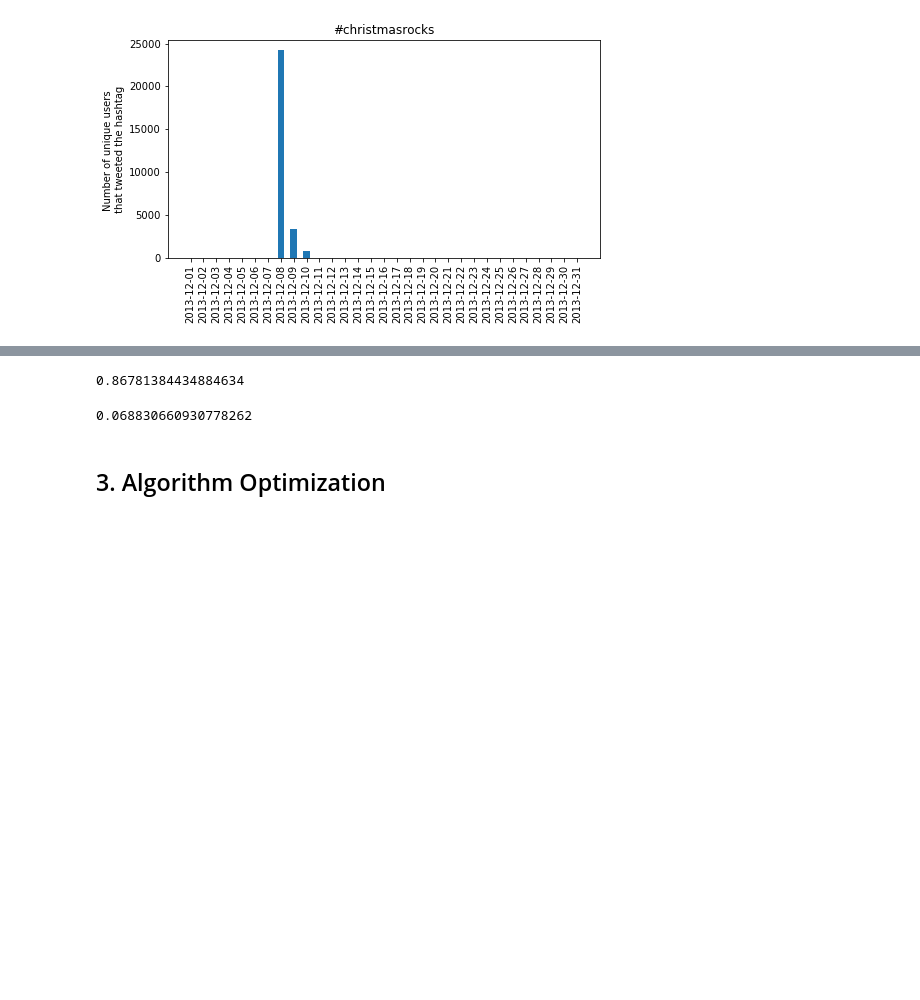
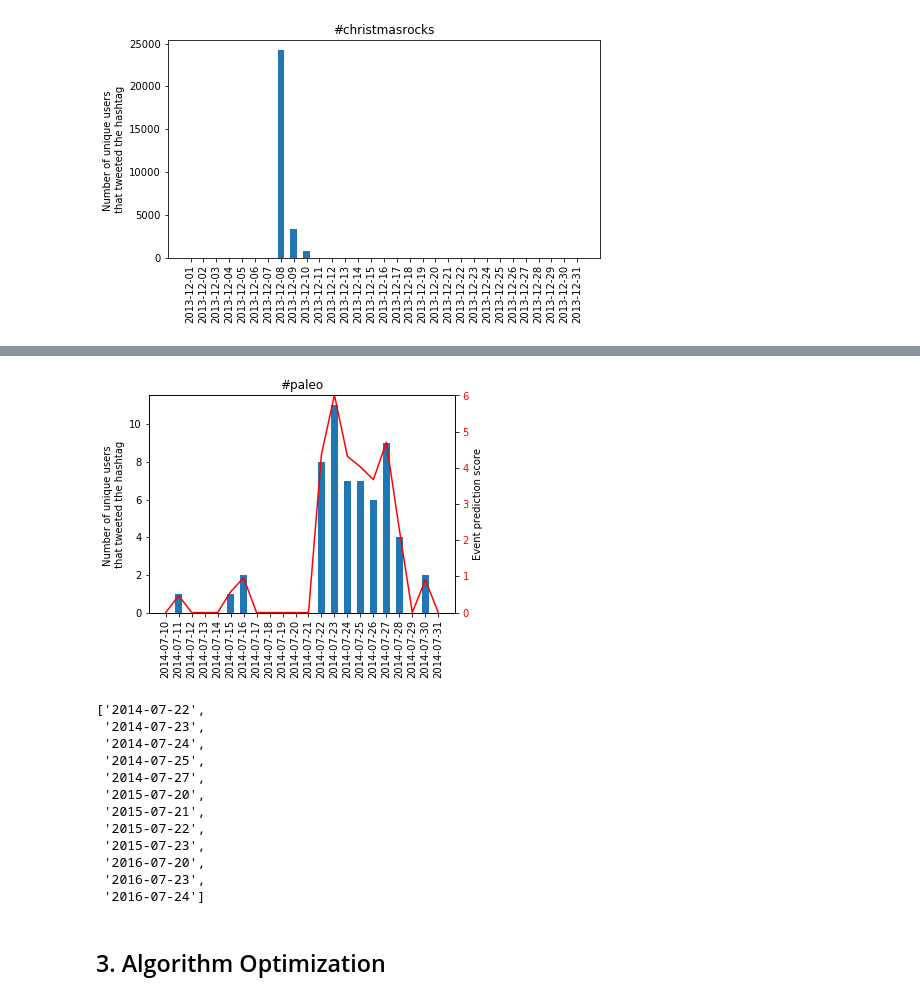
Before and after one commit to brunowicht/ada_project, a Jupyter notebook: project/project.ipynb, the cells around one changed output, grey strips where cells are left out. Saved outputs shown, nothing was run; the diff lists cells and outputs as text; code cells hidden in the pictures; blank space fills up the shorter version.

```diff
--- a/project/project.ipynb
+++ b/project/project.ipynb
@@ -468 +596,20 @@ plot_hashtag_occurence_for_dates('#christmasrocks', dic_tag_days, date(2013, 12,
+# %%
+hashtag = "#paleo"
+(event_dates, event_score) = my_detect_event(hashtag, dic_tag_days)
+plot_hashtag_and_event_prediction(hashtag, event_score, dic_tag_days, date(2014, 7, 10), date(2014, 7, 31))
+event_dates
+# %% [output]
+[figure, added]
+['2014-07-22',
+ '2014-07-23',
+ '2014-07-24',
+ '2014-07-25',
+ '2014-07-27',
+ '2015-07-20',
+ '2015-07-21',
+ '2015-07-22',
+ '2015-07-23',
+ '2016-07-20',
+ '2016-07-23',
+ '2016-07-24']
 # %%
@@ -481,11 +657,3 @@ def get_average_unique_authors(hashtag, dic_tag_days, start_date, end_date):
-# %%
-get_average_unique_authors('#facebook', dic_tag_days, date(2010, 1, 1), date(2016, 12, 31))
-# %% [output]
-0.86781384434884634
-# %%
-get_average_unique_authors('#riprobinwilliams', dic_tag_days, date(2010, 1, 1), date(2016, 12, 31))
-# %% [output]
-0.068830660930778262
 # %% [markdown]
 ## 3. Algorithm Optimization
 # %%
```
Also changed, not shown: parts of 14 cells of this notebook.
